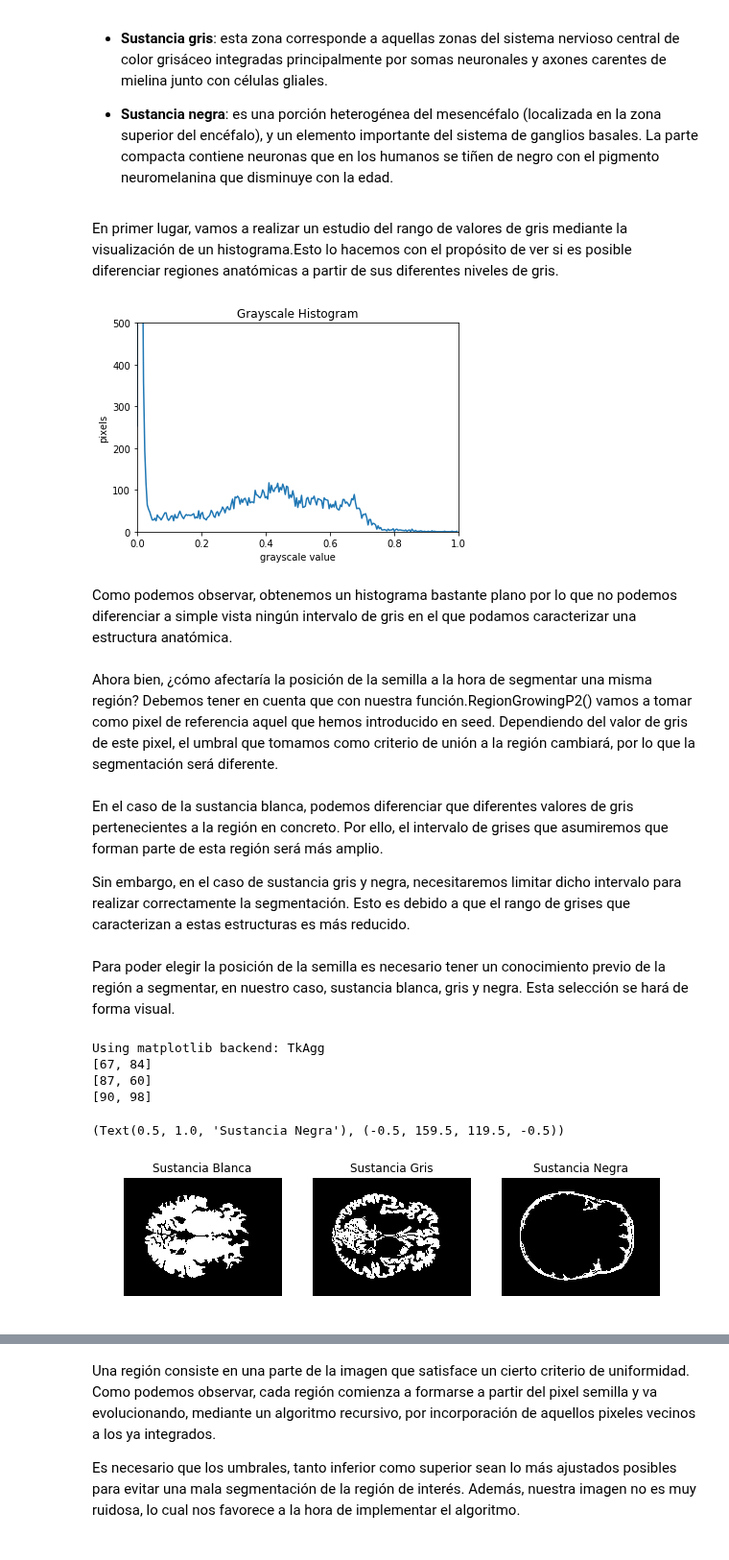
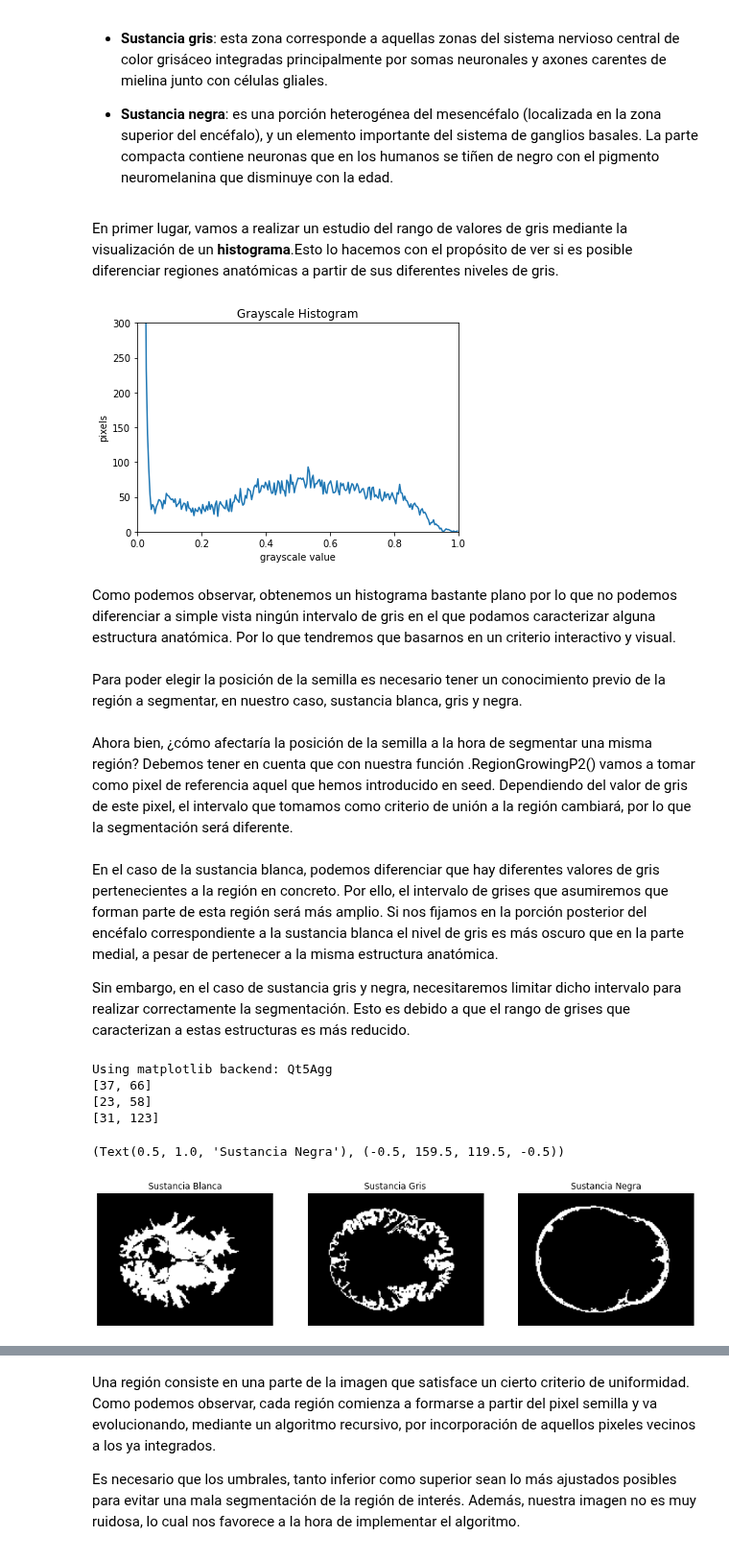
Before and after one commit to Mariaprddz/Analisis, a Jupyter notebook: Analisis/Practica2/Crecimiento_regiones.ipynb, the cells around one changed output, grey strips where cells are left out. Shown at 96% size. Drawn from its saved outputs; the diff is of its cells as text; code cells hidden in the pictures.

```diff
--- a/Analisis/Practica2/Crecimiento_regiones.ipynb
+++ b/Analisis/Practica2/Crecimiento_regiones.ipynb
@@ -32,12 +32,14 @@ from nilearn import plotting
 import modules
 #%matplotlib inline
 # %%
-img1 = nib.load(r'\Users\Maria\Desktop\data\sub-01\anat\sub-01_T1w.nii.gz')
-img2 = nib.load(r"\Users\Maria\Desktop\data\sub-17\anat\sub-17_T1w.nii.gz")
-img3 = nib.load(r"\Users\Maria\Desktop\data\sub-26\anat\sub-26_T1w.nii.gz")
-img4 = nib.load(r"\Users\Maria\Desktop\data\sub-31\anat\sub-31_T1w.nii.gz")
-img5 = nib.load(r"\Users\Maria\Desktop\data\sub-13\anat\sub-13_T1w.nii.gz")
-img6 = nib.load(r"\Users\Maria\Desktop\data\sub-15\anat\sub-15_T1w.nii.gz")
+#img1 = nib.load(r'\Users\Maria\Desktop\data\sub-01\anat\sub-01_T1w.nii.gz')
+#img2 = nib.load(r"\Users\Maria\Desktop\data\sub-17\anat\sub-17_T1w.nii.gz")
+#img3 = nib.load(r"\Users\Maria\Desktop\data\sub-26\anat\sub-26_T1w.nii.gz")
+#img4 = nib.load(r"\Users\Maria\Desktop\data\sub-31\anat\sub-31_T1w.nii.gz")
+#img5 = nib.load(r"\Users\Maria\Desktop\data\sub-13\anat\sub-13_T1w.nii.gz")
+#img6 = nib.load(r"\Users\Maria\Desktop\data\sub-15\anat\sub-15_T1w.nii.gz")
+# %%
+img1 = nib.load(r'\Users\nakag\OneDrive\Escritorio\squizo\sub-02\anat\sub-02_T1w.nii.gz')
 # %%
 data = img1.get_fdata()
 # %%
@@ -125,7 +127,7 @@ En este apartado implementaremos el algoritmo para segmentar tres regiones anat
 
 *   **Sustancia negra**: es una porción heterogénea del mesencéfalo (localizada en la zona superior del encéfalo), y un elemento importante del sistema de ganglios basales. La parte compacta contiene neuronas que en los humanos se tiñen de negro con el pigmento neuromelanina que disminuye con la edad.
 # %% [markdown]
-En primer lugar, vamos a realizar un estudio del rango de valores de gris mediante la visualización de un histograma.Esto lo hacemos con el propósito de ver si es posible diferenciar regiones anatómicas a partir de sus diferentes niveles de gris.
+En primer lugar, vamos a realizar un estudio del rango de valores de gris mediante la visualización de un **histograma**.Esto lo hacemos con el propósito de ver si es posible diferenciar regiones anatómicas a partir de sus diferentes niveles de gris.
 # %%
 # create the histogram
 histogram, bin_edges = np.histogram(img_o, bins=256, range=(0, 1))
@@ -136,48 +138,48 @@ plt.title("Grayscale Histogram")
 plt.xlabel("grayscale value")
 plt.ylabel("pixels")
 plt.xlim([0.0, 1.0])  # <- named arguments do not work here
-plt.ylim([0.0,500.0])
+plt.ylim([0.0,300.0])
 
 plt.plot(bin_edges[0:-1], histogram)  # <- or here
 plt.show()
 # %% [output]
-[figure, old version]
+[figure, new version]
 # %% [markdown]
-Como podemos observar, obtenemos un histograma bastante plano por lo que no podemos diferenciar a simple vista ningún intervalo de gris en el que podamos caracterizar una estructura anatómica.
+Como podemos observar, obtenemos un histograma bastante plano por lo que no podemos diferenciar a simple vista ningún intervalo de gris en el que podamos caracterizar alguna estructura anatómica. Por lo que tendremos que basarnos en un criterio interactivo y visual.
+# %% [markdown]
+Para poder elegir la posición de la semilla es necesario tener un conocimiento previo de la región a segmentar, en nuestro caso, sustancia blanca, gris y negra.
 # %% [markdown]
-Ahora bien, ¿cómo afectaría la posición de la semilla a la hora de segmentar una misma región? Debemos tener en cuenta que con nuestra función.RegionGrowingP2() vamos a tomar como pixel de referencia aquel que hemos introducido en seed. Dependiendo del valor de gris de este pixel, el umbral que tomamos como criterio de unión a la región cambiará, por lo que la segmentación será diferente.
+Ahora bien, ¿cómo afectaría la posición de la semilla a la hora de segmentar una misma región? Debemos tener en cuenta que con nuestra función .RegionGrowingP2() vamos a tomar como pixel de referencia aquel que hemos introducido en seed. Dependiendo del valor de gris de este pixel, el intervalo que tomamos como criterio de unión a la región cambiará, por lo que la segmentación será diferente.
 # %% [markdown]
-En el caso de la sustancia blanca, podemos diferenciar que diferentes valores de gris pertenecientes a la región en concreto. Por ello, el intervalo de grises que asumiremos que forman parte de esta región será más amplio.
+En el caso de la sustancia blanca, podemos diferenciar que hay diferentes valores de gris pertenecientes a la región en concreto. Por ello, el intervalo de grises que asumiremos que forman parte de esta región será más amplio. Si nos fijamos en la porción posterior del encéfalo correspondiente a la sustancia blanca el nivel de gris es más oscuro que en la parte medial, a pesar de pertenecer a la misma estructura anatómica.
 
 Sin embargo, en el caso de sustancia gris y negra, necesitaremos limitar dicho intervalo para realizar correctamente la segmentación. Esto es debido a que el rango de grises que caracterizan a estas estructuras es más reducido.
-# %% [markdown]
-Para poder elegir la posición de la semilla es necesario tener un conocimiento previo de la región a segmentar, en nuestro caso, sustancia blanca, gris y negra. Esta selección se hará de forma visual.
 # %%
 %matplotlib auto
 regiones = modules.RegionGrowingP2(img_o, 0.3, 0.1)
 regiones2 = modules.RegionGrowingP2(img_o, 0.15, 0.1)
-regiones3 = modules.RegionGrowingP2(img_o, 0.1, 0.1)
+regiones3 = modules.RegionGrowingP2(img_o, 0.1, 0.15)
 # %% [output]
-Using matplotlib backend: TkAgg
-[67, 84]
-[87, 60]
-[90, 98]
+Using matplotlib backend: Qt5Agg
+[37, 66]
+[23, 58]
+[31, 123]
 # %%
 %matplotlib inline
-fig = plt.figure(figsize=(10,10))
+fig = plt.figure(figsize=(15,10))
 plt.subplot(131)
 plt.imshow(regiones, cmap=plt.cm.gray)
 
 plt.title('Sustancia Blanca'), plt.axis('off')
 plt.subplot(132)
 plt.imshow(regiones2, cmap=plt.cm.gray)
 
 plt.title('Sustancia Gris'), plt.axis('off')
 
 plt.subplot(133)
 plt.imshow(regiones3, cmap=plt.cm.gray)
 
 plt.title('Sustancia Negra'), plt.axis('off')
 # %% [output]
 (Text(0.5, 1.0, 'Sustancia Negra'), (-0.5, 159.5, 119.5, -0.5))
-[figure, old version]
+[figure, new version]
```
Also changed, not shown: parts of 5 cells of this notebook, 1 other file.
